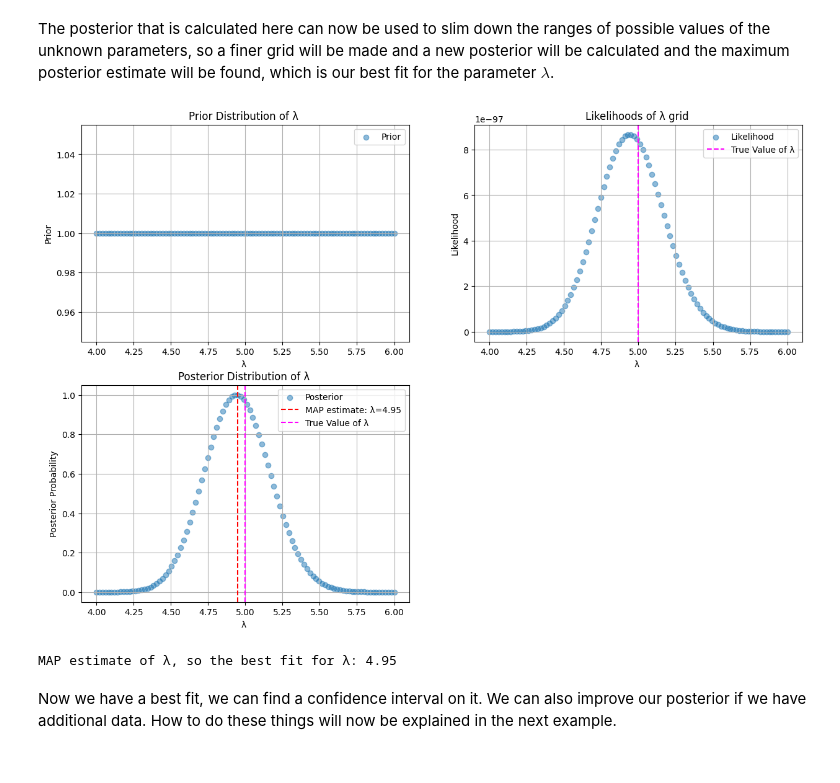
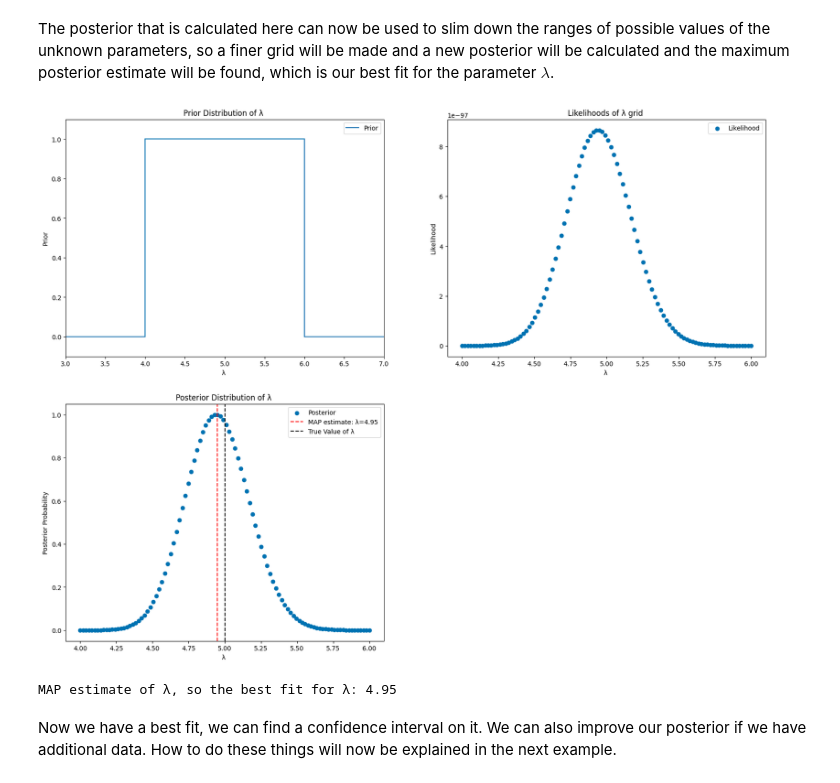
Before and after one commit to t-kist/Bayesian-Statistics-for-Astrophysics-2024, a Jupyter notebook: bayes24/lecture_notes/group4/Chapter4.ipynb, the cells around one changed output. Saved outputs shown, nothing was run; the diff lists cells and outputs as text; code cells hidden in the pictures.

Commit message:
Bringing plots into same style

```diff
--- a/bayes24/lecture_notes/group4/Chapter4.ipynb
+++ b/bayes24/lecture_notes/group4/Chapter4.ipynb
@@ -64,6 +64,7 @@ In this example we chose a flat/uniform prior, this means we assume all λ value
 import numpy as np
 import matplotlib.pyplot as plt
 from scipy.special import factorial
+plt.style.use("seaborn-v0_8-colorblind")
 
 # True mean photon count rate (λ) of the light source
 true_lambda = 5# True photon count rate (per unit time)
@@ -162,43 +154,49 @@ log_posterior_unnormalized_fine = log_likelihoods_fine + np.log(prior_fine)
 
 log_posterior_normalized_fine = log_posterior_unnormalized_fine - np.max(log_posterior_unnormalized_fine)
 posterior_fine = np.exp(log_posterior_normalized_fine)
 
 map_index_fine = np.argmax(posterior_fine)
 map_lambda_fine = lambda_fine_grid[map_index_fine]
 
 #Plot results
-plt.figure(figsize=(15,10))
+plt.figure(figsize=(20,15))
 plt.subplot(2,2,1)
-plt.scatter(lambda_fine_grid, prior_fine, label="Prior", alpha=0.5)
+plt.plot(lambda_fine_grid, prior_fine, label="Prior", alpha=1)
+plt.plot(np.linspace(3,4,100),np.zeros(100), c="tab:blue")
+plt.plot(np.linspace(6,7,100),np.zeros(100), c="tab:blue")
+plt.vlines(4, ymin=0,ymax=1)
+plt.vlines(6, ymin=0,ymax=1)
 plt.title("Prior Distribution of λ ")
 plt.xlabel("λ ")
 plt.ylabel("Prior")
 plt.legend()
-plt.grid()
+plt.xlim(3,7)
+plt.ylim(-0.1,1.1)
+
 
 plt.subplot(2,2,2)
-plt.scatter(lambda_fine_grid, np.exp(log_likelihoods_fine), label="Likelihood", alpha=0.5)
-plt.axvline(5, color="magenta", linestyle="--", label="True Value of λ")
+plt.scatter(lambda_fine_grid, np.exp(log_likelihoods_fine), label="Likelihood", alpha=1)
+#plt.axvline(5, color="magenta", linestyle="--", label="True Value of λ")
 plt.title("Likelihoods of λ grid ")
 plt.xlabel("λ ")
 plt.ylabel("Likelihood")
 plt.legend()
-plt.grid()
+
 
 
 plt.subplot(2,2,3)
-plt.scatter(lambda_fine_grid, posterior_fine, label="Posterior", alpha=0.5)
+plt.scatter(lambda_fine_grid, posterior_fine, label="Posterior", alpha=1)
 plt.axvline(map_lambda_fine, color="r", linestyle="--", label=f"MAP estimate: λ={map_lambda_fine:.2f}")
-plt.axvline(5, color="magenta", linestyle="--", label="True Value of λ")
+plt.axvline(5, color="black", linestyle="--", label="True Value of λ")
 plt.title("Posterior Distribution of λ ")
 plt.xlabel("λ ")
 plt.ylabel("Posterior Probability")
 plt.legend()
-plt.grid()
+
 plt.show()
 print(f"MAP estimate of λ, so the best fit for λ: {map_lambda_fine:.2f}")
 # %% [output]
-[figure, old version]
+[figure, new version]
 MAP estimate of λ, so the best fit for λ: 4.95
 # %% [markdown]
 Now we have a best fit, we can find a confidence interval on it. We can also improve our posterior if we have additional data. How to do these things will now be explained in the next example.
```
Also changed, not shown: parts of 12 cells of this notebook.
